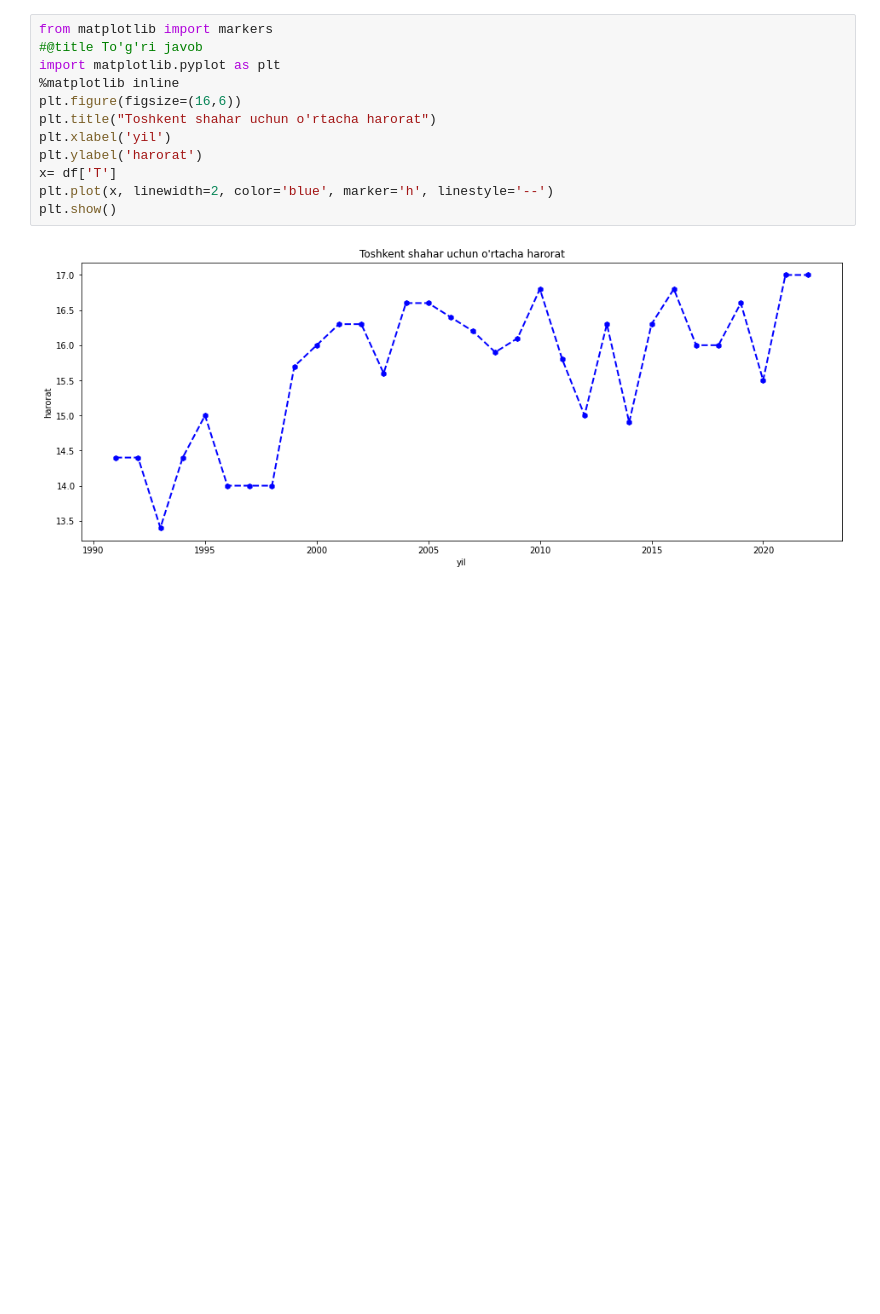
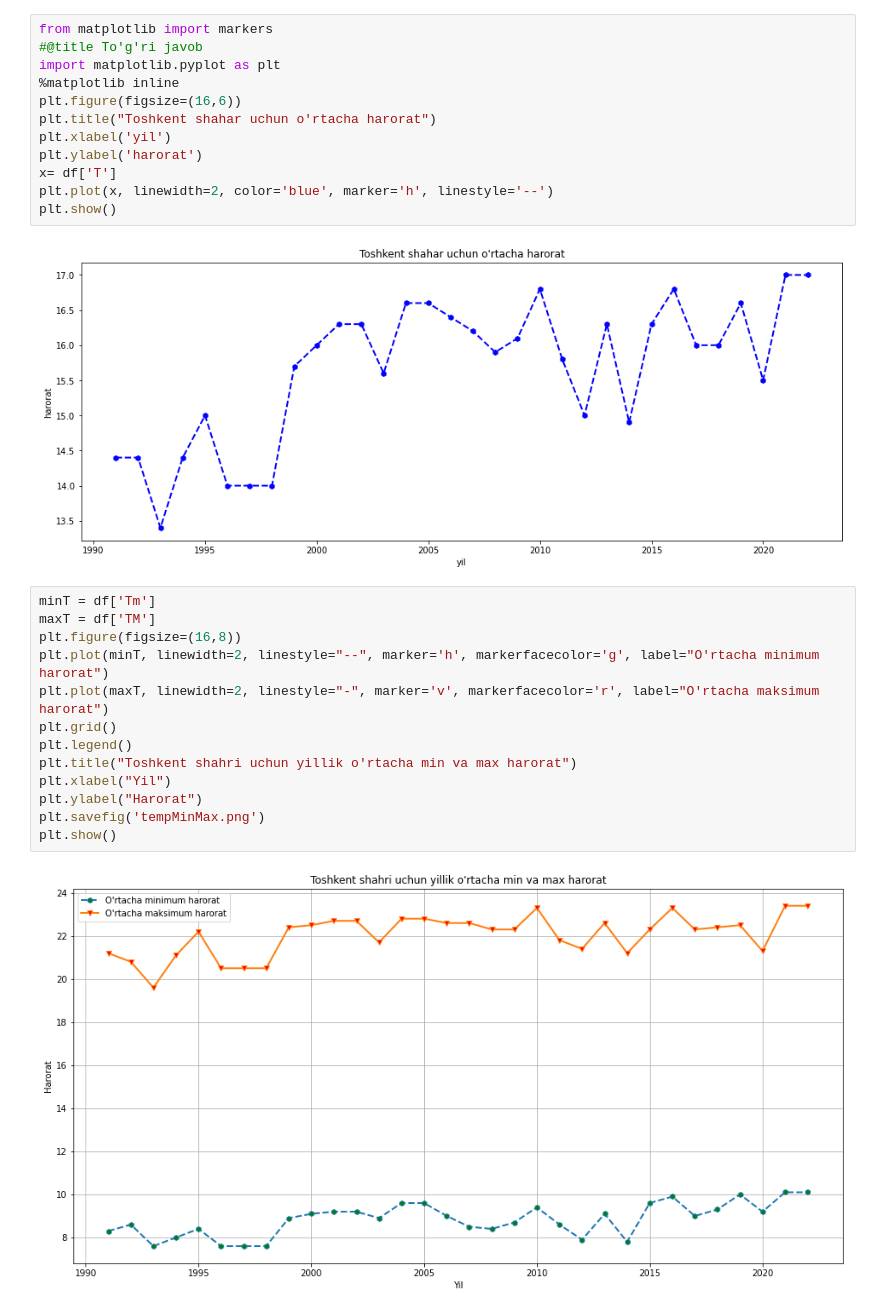
Before and after one commit to azamatnarzuloyev/Qollanma, a Jupyter notebook: grafik.ipynb, the cells around one changed output. Drawn from its saved outputs; the diff is of its cells as text; blank space fills up the shorter version.

```diff
--- a/grafik.ipynb
+++ b/grafik.ipynb
@@ -293,3 +293,18 @@ plt.plot(x, linewidth=2, color='blue', marker='h', linestyle='--')
 plt.show()
 # %% [output]
 [figure]
+# %%
+minT = df['Tm']
+maxT = df['TM']
+plt.figure(figsize=(16,8))
+plt.plot(minT, linewidth=2, linestyle="--", marker='h', markerfacecolor='g', label="O'rtacha minimum harorat")
+plt.plot(maxT, linewidth=2, linestyle="-", marker='v', markerfacecolor='r', label="O'rtacha maksimum harorat")
+plt.grid()
+plt.legend()
+plt.title("Toshkent shahri uchun yillik o'rtacha min va max harorat")
+plt.xlabel("Yil")
+plt.ylabel("Harorat")
+plt.savefig('tempMinMax.png')
+plt.show()
+# %% [output]
+[figure, added]
```
Also changed, not shown: parts of 1 cell of this notebook.
